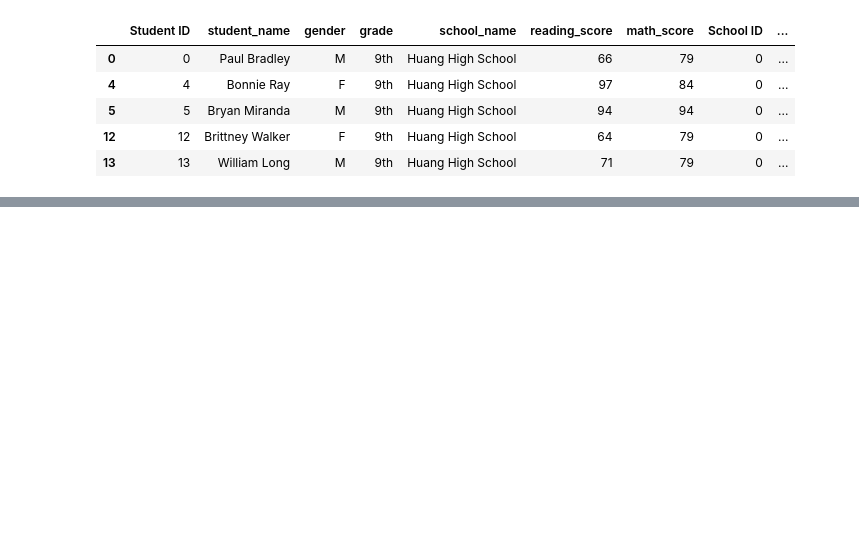
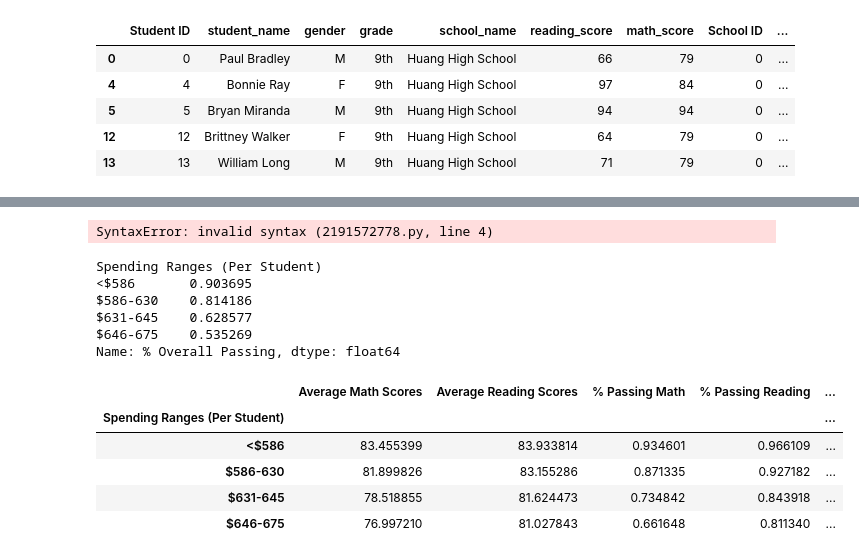
Before and after one commit to Olibabba/School_District_Analysis, a Jupyter notebook: PyCitySchools.ipynb, the cells around one changed output, grey strips where cells are left out. Saved outputs shown, nothing was run; the diff lists cells and outputs as text; code cells hidden in the pictures; blank space fills up the shorter version.

```diff
--- a/PyCitySchools.ipynb
+++ b/PyCitySchools.ipynb
@@ -554,0 +597,45 @@ reading_scores_by_grade.head()
+# %%
+# Calculate the number of students passing math and passing reading by school.
+per_bin_passing_math = df.groupby(["Spending Ranges (Per Student)"]).mean()[["% Passing Math"]
+
+per_bin_passing_reading = df.groupby(["Spending Ranges (Per Student)"]).mean()["% Passsing Reading"]
+
+# Calculate the number of students who passed both math and reading.
+per_bin_math_reading = df.groupby(["Spending Ranges (Per Student)"]).mean()["% Overall Passsing"]
+# %% [output]
+SyntaxError: invalid syntax (2191572778.py, line 4)
+# %%
+# Calculate averages for the desired columns.
+spending_math_scores = df.groupby(["Spending Ranges (Per Student)"]).mean()["Average Math Scores"]
+
+spending_reading_scores = df.groupby(["Spending Ranges (Per Student)"]).mean()["Average Reading Scores"]
+
+spending_passing_math = df.groupby(["Spending Ranges (Per Student)"]).mean()["% Passing Math"]
+
+spending_passing_reading = df.groupby(["Spending Ranges (Per Student)"]).mean()["% Passing Reading"]
+
+overall_passing_spending = df.groupby(["Spending Ranges (Per Student)"]).mean()["% Overall Passing"]
+
+overall_passing_spending
+# %% [output]
+Spending Ranges (Per Student)
+<$586       0.903695
+$586-630    0.814186
+$631-645    0.628577
+$646-675    0.535269
+Name: % Overall Passing, dtype: float64
+# %%
+spending_summary_df = pd.DataFrame(
+    {"Average Math Scores": spending_math_scores,
+    "Average Reading Scores":spending_reading_scores,
+    "% Passing Math":spending_passing_math,
+    "% Passing Reading":spending_passing_reading,
+    "% Overall Passing":overall_passing_spending})
+Avg_by_spending_df
+# %% [output]
+|  | Average Math Scores | Average Reading Scores | % Passing Math | % Passing Reading | ... |
+| Spending Ranges (Per Student) |  |  |  |  | ... |
+| <$586 | 83.455399 | 83.933814 | 0.934601 | 0.966109 | ... |
+| $586-630 | 81.899826 | 83.155286 | 0.871335 | 0.927182 | ... |
+| $631-645 | 78.518855 | 81.624473 | 0.734842 | 0.843918 | ... |
+| $646-675 | 76.997210 | 81.027843 | 0.661648 | 0.811340 | ... |
```
Also changed, not shown: parts of 18 cells of this notebook.
